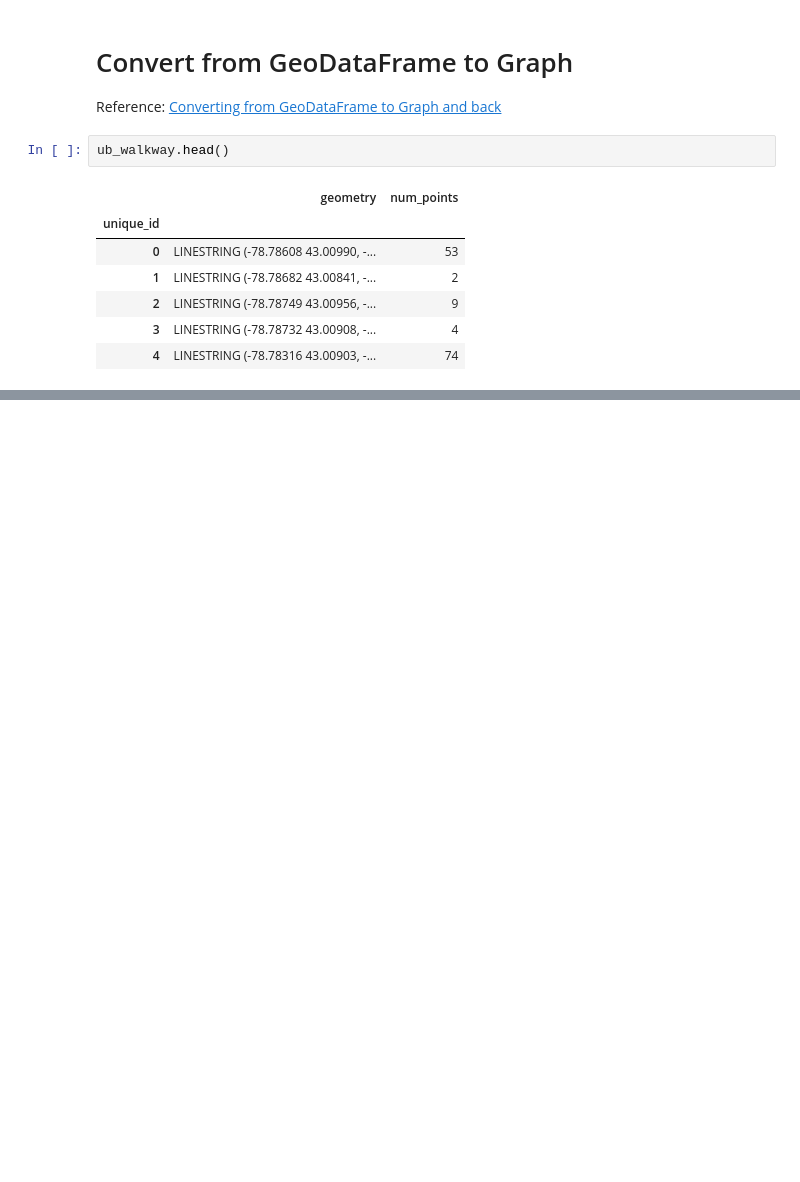
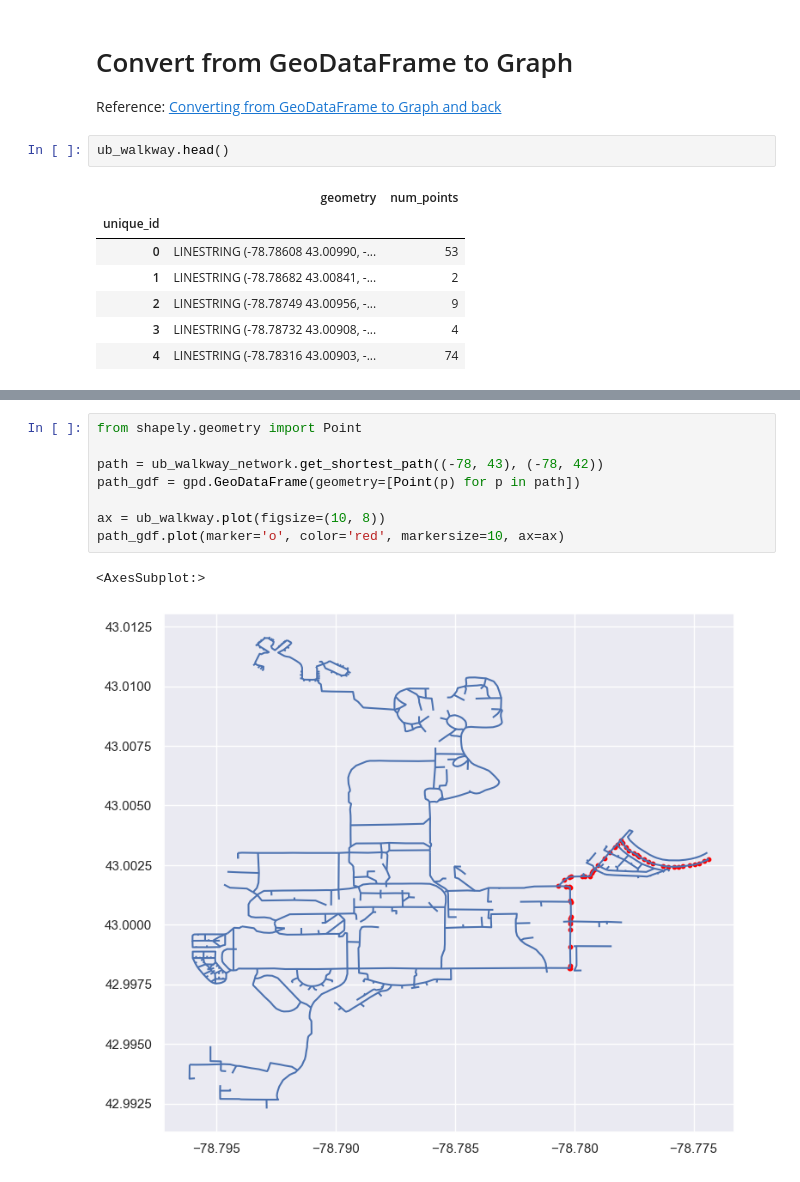
Before and after one commit to wang-boyu/agents-and-networks-in-python, a Jupyter notebook: notebooks/3.0 - Linestrings and Networks.ipynb, the cells around one changed output, grey strips where cells are left out. Drawn from its saved outputs; the diff is of its cells as text; blank space fills up the shorter version.

```diff
--- a/notebooks/3.0 - Linestrings and Networks.ipynb
+++ b/notebooks/3.0 - Linestrings and Networks.ipynb
@@ -142 +128,12 @@ nx.draw(ub_walkway_graph, {n: [n[0], n[1]] for n in list(ub_walkway_graph.nodes)
+# %%
+from shapely.geometry import Point
+
+path = ub_walkway_network.get_shortest_path((-78, 43), (-78, 42))
+path_gdf = gpd.GeoDataFrame(geometry=[Point(p) for p in path])
+
+ax = ub_walkway.plot(figsize=(10, 8))
+path_gdf.plot(marker='o', color='red', markersize=10, ax=ax)
+# %% [output]
+<AxesSubplot:>
+[figure, added]
 # %%
```
Also changed, not shown: parts of 8 cells of this notebook, 8 other files.
